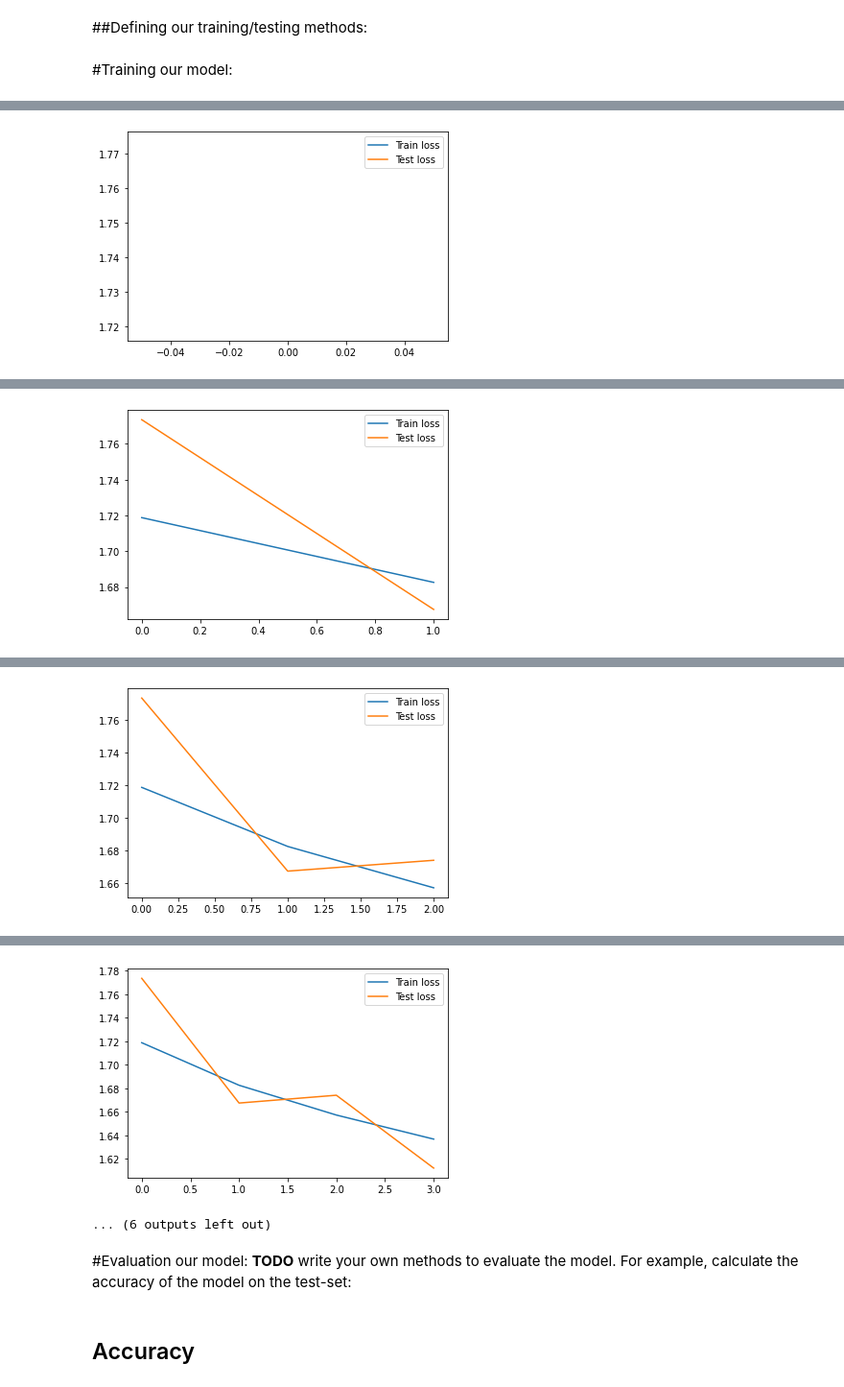
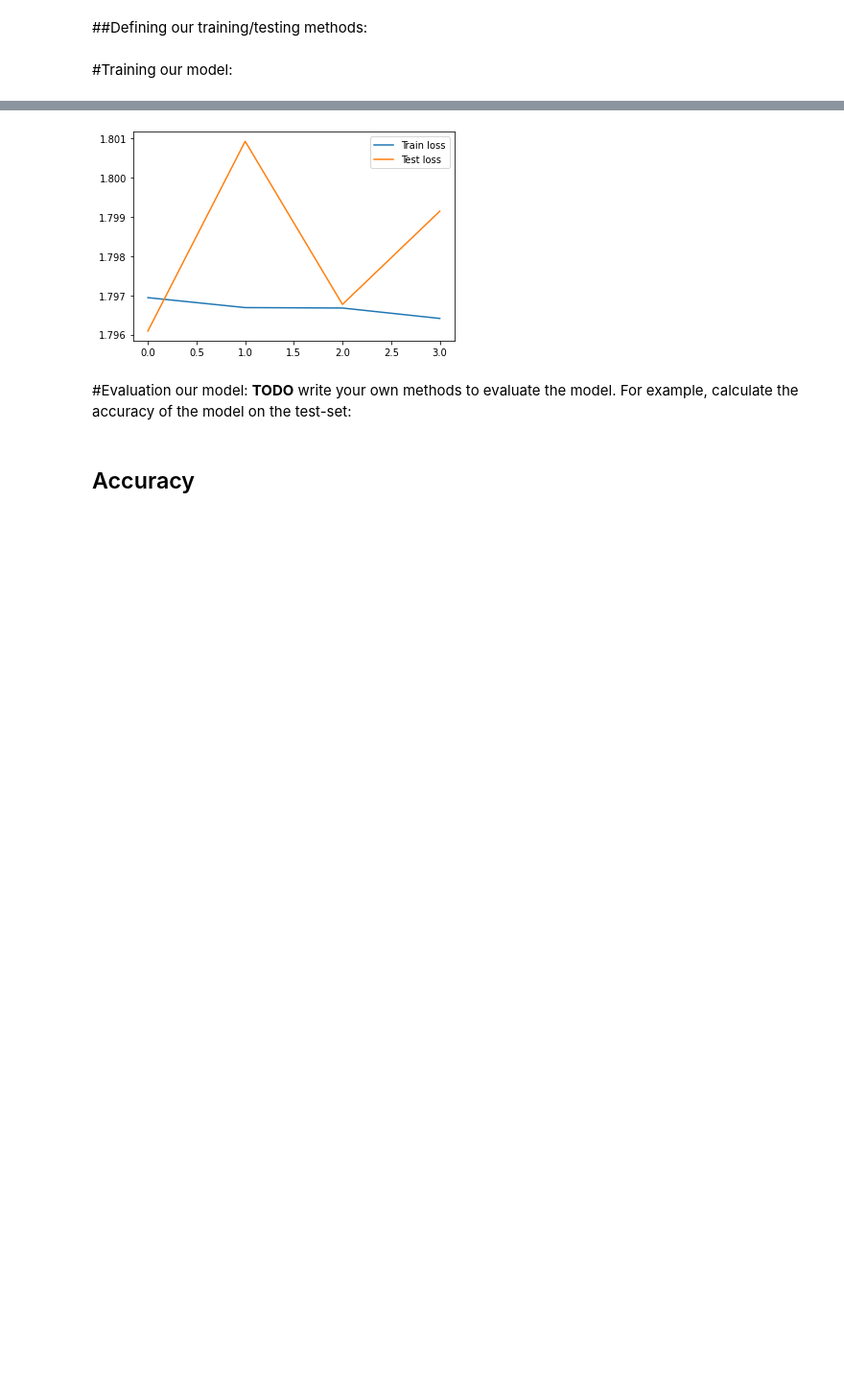
Before and after one commit to AdminMas7er/JBG040-DC1-Group-14, a Jupyter notebook: new_test_file_with_some_trials.ipynb, the cells around one changed output, grey strips where cells are left out. Shown: that part at 96% size. Drawn from its saved outputs; the diff is of its cells as text; code cells hidden in the pictures; blank space fills up the shorter version.

```diff
--- a/new_test_file_with_some_trials.ipynb
+++ b/new_test_file_with_some_trials.ipynb
@@ -427,7 +375,7 @@ class Net(nn.Module):
 # Make sure your model instance is assigned to a variable 'model':
 model = Net(n_classes = 6)
 # %%
-optimizer = optim.Adam(model.parameters(), lr=0.002)
+optimizer = optim.Adam(model.parameters(), lr=0.015)
 loss_function = nn.CrossEntropyLoss()
 # loss_function = nn.CrossEntropyLoss(torch.cuda.FloatTensor([2, 2, 0.5, 1.2, 1.2, 1.2]))
 # %% [markdown]
@@ -470,8 +418,8 @@ def train_model(model, train_sampler, optimizer, loss_function):
     # Get a batch:
     x, y = batch
     # Making sure our samples are stored on the same device as our model:
-    x, y = x.to(device), y.to(device)
-
+    x = x.to(device)
+    y = y.to(device)
     # Get predictions:
     predictions = model.forward(x)
     loss = loss_function(predictions, y)
@@ -492,7 +440,7 @@ def test_model(model, test_sampler, loss_function):
   losses = []
   # We need to make sure we do not update our model based on the test data:
   with torch.no_grad():
-    for (x, y) in tqdm(train_sampler):
+    for (x, y) in tqdm(test_sampler):
       # Making sure our samples are stored on the same device as our model:
       x = x.to(device)
       y = y.to(device)
@@ -508,6 +453,12 @@ batch_size = 32
 # %%
 #@title
 # Lets now train and test our model for multiple epochs:
+model = Net(n_classes = 6)
+model.to(device)
+
+n_epochs = 13 #change value to 1 for debugging reasons
+batch_size = 16
+
 train_sampler = BatchSampler(batch_size=batch_size, dataset=train_dataset, balanced=False)
 test_sampler = BatchSampler(batch_size=100, dataset=test_dataset, balanced=False)
 
@@ -529,14 +480,15 @@ for e in range(n_epochs):
   mean_loss = sum(losses) / len(losses)
   mean_losses_test.append(mean_loss)
   print(f'\nEpoch {e + 1} testing done, loss on test set: {mean_loss}\n')
-  # Plotting the historic loss:
-  fig, ax = plt.subplots()
-  ax.plot(mean_losses_train, label='Train loss')
-  ax.plot(mean_losses_test, label='Test loss')
-  ax.legend()
-  plt.show()
 
-  if (e > 3):
+  if (e > 2):
     if (abs( mean_losses_train[-1] - mean_losses_train[-2] ) < 0.001):
       break
+
+# Plotting the historic loss:
+fig, ax = plt.subplots()
+ax.plot(mean_losses_train, label='Train loss')
+ax.plot(mean_losses_test, label='Test loss')
+ax.legend()
+plt.show()
 # %% [output]
@@ -545 +496,0 @@ Epoch 1 testing done, loss on test set: 1.7734813690185547
-[figure, old version]
@@ -548 +498,0 @@ Epoch 2 testing done, loss on test set: 1.6674861907958984
-[figure, removed]
@@ -551 +500,0 @@ Epoch 3 testing done, loss on test set: 1.6741214990615845
-[figure, removed]
@@ -554,5 +503,4 @@ Epoch 4 testing done, loss on test set: 1.6122127771377563
-[figure, removed]
-... (6 outputs left out)
+[figure, new version]
 # %% [markdown]
 #Evaluation our model:
 **TODO** write your own methods to evaluate the model. For example, calculate the accuracy of the model on the test-set:
```
Also changed, not shown: parts of 15 cells of this notebook.
